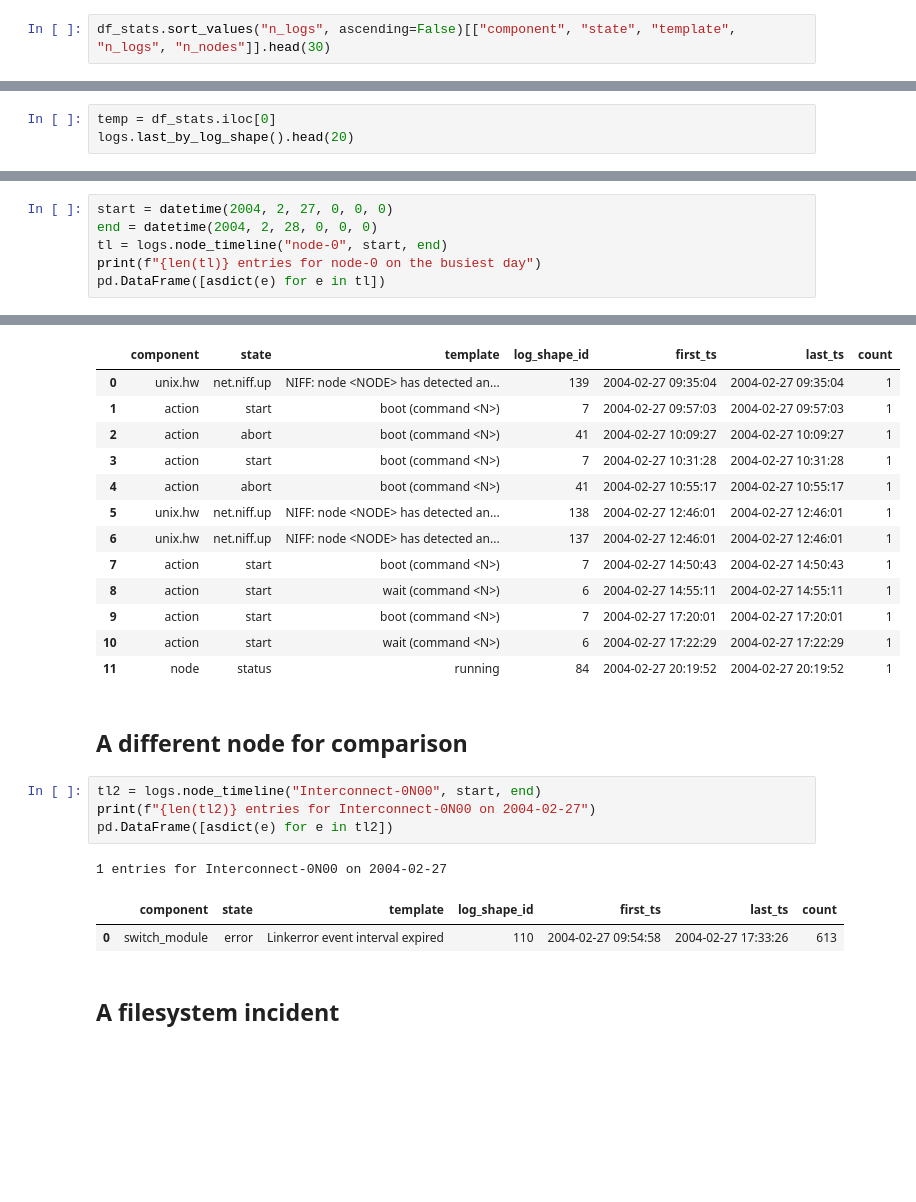
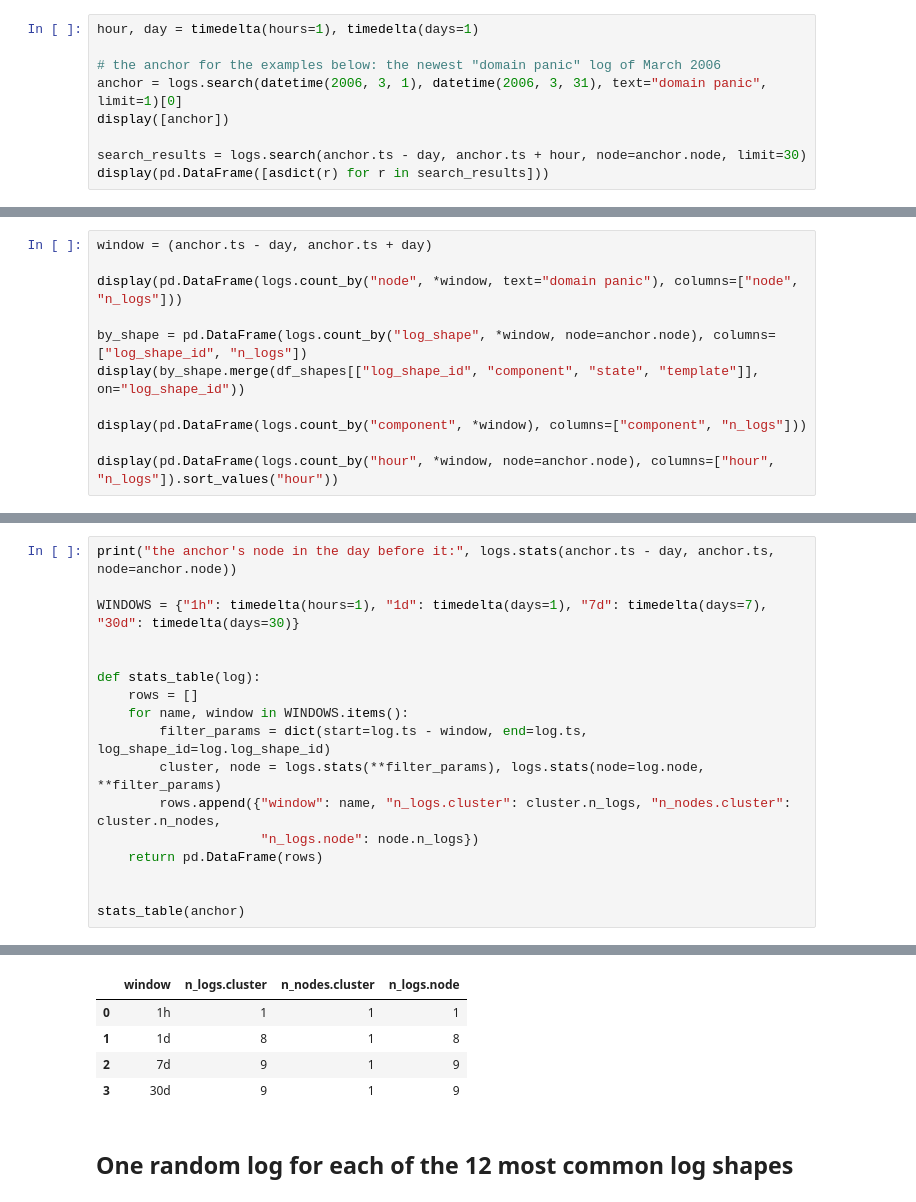
Before and after one commit to avivvv/mave-home-assignment, a Jupyter notebook: notebooks/04_incidents.ipynb, the cells around one changed output, grey strips where cells are left out. Drawn from its saved outputs; the diff is of its cells as text; blank space fills up the shorter version.

```diff
--- a/notebooks/04_incidents.ipynb
+++ b/notebooks/04_incidents.ipynb
@@ -46,3 +68,10 @@ df_stats.head(20)
 # %%
-df_stats.sort_values("n_logs", ascending=False)[["component", "state", "template", "n_logs", "n_nodes"]].head(30)
+hour, day = timedelta(hours=1), timedelta(days=1)
+
+# the anchor for the examples below: the newest "domain panic" log of March 2006
+anchor = logs.search(datetime(2006, 3, 1), datetime(2006, 3, 31), text="domain panic", limit=1)[0]
+display([anchor])
+
+search_results = logs.search(anchor.ts - day, anchor.ts + hour, node=anchor.node, limit=30)
+display(pd.DataFrame([asdict(r) for r in search_results]))
 # %% [output]
@@ -68,4 +98,12 @@ Let's investigate a random instance from each of the top 10 log shapes.
 # %%
-temp = df_stats.iloc[0]
-logs.last_by_log_shape().head(20)
+window = (anchor.ts - day, anchor.ts + day)
+
+display(pd.DataFrame(logs.count_by("node", *window, text="domain panic"), columns=["node", "n_logs"]))
+
+by_shape = pd.DataFrame(logs.count_by("log_shape", *window, node=anchor.node), columns=["log_shape_id", "n_logs"])
+display(by_shape.merge(df_shapes[["log_shape_id", "component", "state", "template"]], on="log_shape_id"))
+
+display(pd.DataFrame(logs.count_by("component", *window), columns=["component", "n_logs"]))
+
+display(pd.DataFrame(logs.count_by("hour", *window, node=anchor.node), columns=["hour", "n_logs"]).sort_values("hour"))
 # %% [output]
@@ -87,7 +163,18 @@ pd.DataFrame([asdict(r) for r in around]).head(20)
 # %%
-start = datetime(2004, 2, 27, 0, 0, 0)
-end = datetime(2004, 2, 28, 0, 0, 0)
-tl = logs.node_timeline("node-0", start, end)
-print(f"{len(tl)} entries for node-0 on the busiest day")
-pd.DataFrame([asdict(e) for e in tl])
+print("the anchor's node in the day before it:", logs.stats(anchor.ts - day, anchor.ts, node=anchor.node))
+
+WINDOWS = {"1h": timedelta(hours=1), "1d": timedelta(days=1), "7d": timedelta(days=7), "30d": timedelta(days=30)}
+
+
+def stats_table(log):
+    rows = []
+    for name, window in WINDOWS.items():
+        filter_params = dict(start=log.ts - window, end=log.ts, log_shape_id=log.log_shape_id)
+        cluster, node = logs.stats(**filter_params), logs.stats(node=log.node, **filter_params)
+        rows.append({"window": name, "n_logs.cluster": cluster.n_logs, "n_nodes.cluster": cluster.n_nodes,
+                     "n_logs.node": node.n_logs})
+    return pd.DataFrame(rows)
+
+
+stats_table(anchor)
 # %% [output]
@@ -95,26 +182,8 @@ pd.DataFrame([asdict(e) for e in tl])
-|  | component | state | template | log_shape_id | first_ts | last_ts | count |
-| 0 | unix.hw | net.niff.up | NIFF: node <NODE> has detected an... | 139 | 2004-02-27 09:35:04 | 2004-02-27 09:35:04 | 1 |
-| 1 | action | start | boot (command <N>) | 7 | 2004-02-27 09:57:03 | 2004-02-27 09:57:03 | 1 |
-| 2 | action | abort | boot (command <N>) | 41 | 2004-02-27 10:09:27 | 2004-02-27 10:09:27 | 1 |
-| 3 | action | start | boot (command <N>) | 7 | 2004-02-27 10:31:28 | 2004-02-27 10:31:28 | 1 |
-| 4 | action | abort | boot (command <N>) | 41 | 2004-02-27 10:55:17 | 2004-02-27 10:55:17 | 1 |
-| 5 | unix.hw | net.niff.up | NIFF: node <NODE> has detected an... | 138 | 2004-02-27 12:46:01 | 2004-02-27 12:46:01 | 1 |
-| 6 | unix.hw | net.niff.up | NIFF: node <NODE> has detected an... | 137 | 2004-02-27 12:46:01 | 2004-02-27 12:46:01 | 1 |
-| 7 | action | start | boot (command <N>) | 7 | 2004-02-27 14:50:43 | 2004-02-27 14:50:43 | 1 |
-| 8 | action | start | wait (command <N>) | 6 | 2004-02-27 14:55:11 | 2004-02-27 14:55:11 | 1 |
-| 9 | action | start | boot (command <N>) | 7 | 2004-02-27 17:20:01 | 2004-02-27 17:20:01 | 1 |
-| 10 | action | start | wait (command <N>) | 6 | 2004-02-27 17:22:29 | 2004-02-27 17:22:29 | 1 |
-| 11 | node | status | running | 84 | 2004-02-27 20:19:52 | 2004-02-27 20:19:52 | 1 |
+|  | window | n_logs.cluster | n_nodes.cluster | n_logs.node |
+| 0 | 1h | 1 | 1 | 1 |
+| 1 | 1d | 8 | 1 | 8 |
+| 2 | 7d | 9 | 1 | 9 |
+| 3 | 30d | 9 | 1 | 9 |
-# %% [markdown]
-## A different node for comparison
-# %%
-tl2 = logs.node_timeline("Interconnect-0N00", start, end)
-print(f"{len(tl2)} entries for Interconnect-0N00 on 2004-02-27")
-pd.DataFrame([asdict(e) for e in tl2])
-# %% [output]
-1 entries for Interconnect-0N00 on 2004-02-27
-|  | component | state | template | log_shape_id | first_ts | last_ts | count |
-| 0 | switch_module | error | Linkerror event interval expired | 110 | 2004-02-27 09:54:58 | 2004-02-27 17:33:26 | 613 |
 # %% [markdown]
-## A filesystem incident
+## One random log for each of the 12 most common log shapes
 # %%
```
Also changed, not shown: parts of 41 cells of this notebook, 12 other files.
